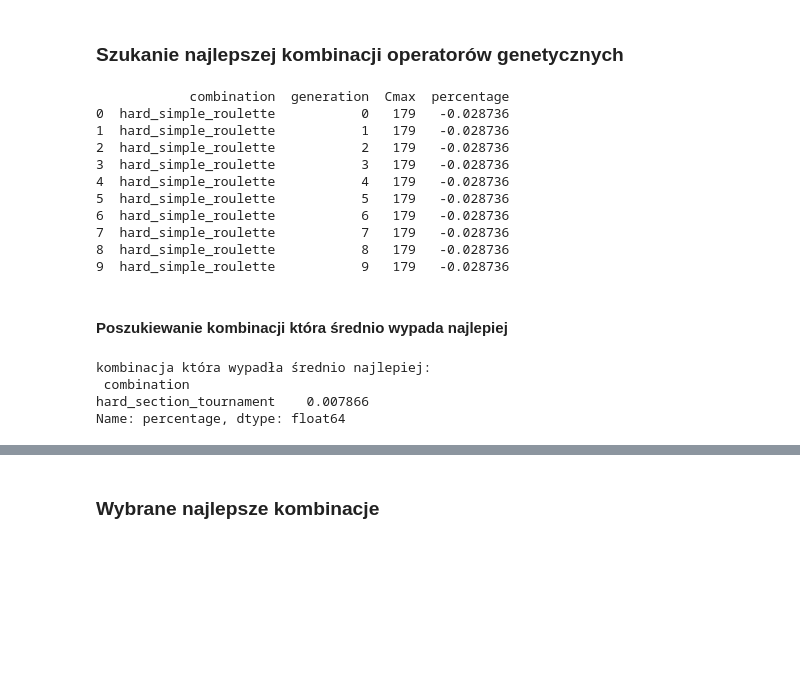
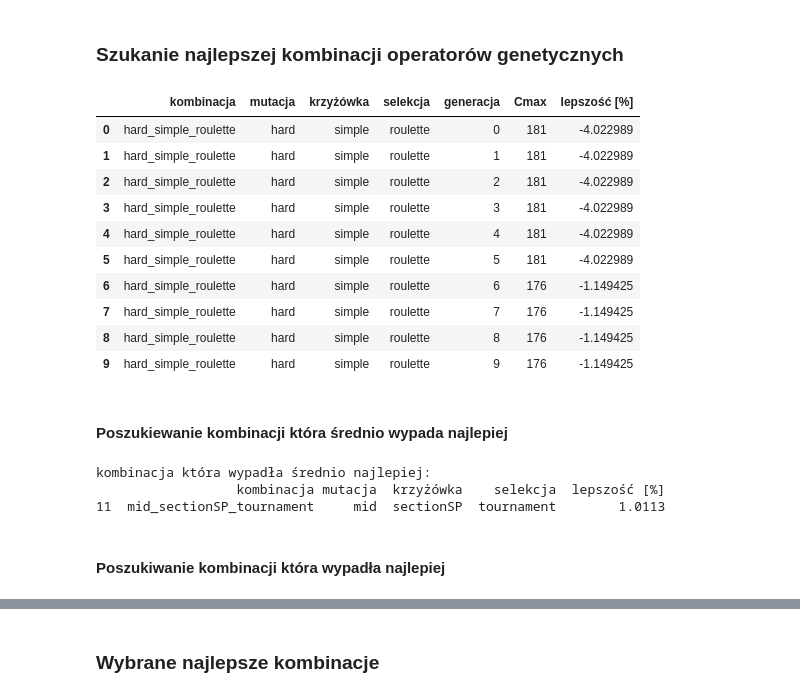
Before and after one commit to qert6g35/genetic_for_flowshop, a Jupyter notebook: Sprawozdanie.ipynb, the cells around one changed output, grey strips where cells are left out. Saved outputs shown, nothing was run; the diff lists cells and outputs as text; code cells hidden in the pictures; blank space fills up the shorter version.

```diff
--- a/Sprawozdanie.ipynb
+++ b/Sprawozdanie.ipynb
@@ -148,45 +150,36 @@ best_solution = [elem + 1 for elem in best_solution]
 # Zapisz wyniki do dataframe
 df = pd.DataFrame(results)
 # %%
-# Wyświetl wyniki
-print(df.head(10))
 df.to_csv('data_combinations_results.csv', index=False)
+df.head(10)
 # %% [output]
-            combination  generation  Cmax  percentage
-0  hard_simple_roulette           0   179   -0.028736
-1  hard_simple_roulette           1   179   -0.028736
-2  hard_simple_roulette           2   179   -0.028736
-3  hard_simple_roulette           3   179   -0.028736
-4  hard_simple_roulette           4   179   -0.028736
-5  hard_simple_roulette           5   179   -0.028736
-6  hard_simple_roulette           6   179   -0.028736
-7  hard_simple_roulette           7   179   -0.028736
-8  hard_simple_roulette           8   179   -0.028736
-9  hard_simple_roulette           9   179   -0.028736
+|  | kombinacja | mutacja | krzyżówka | selekcja | generacja | Cmax | lepszość [%] |
+| 0 | hard_simple_roulette | hard | simple | roulette | 0 | 181 | -4.022989 |
+| 1 | hard_simple_roulette | hard | simple | roulette | 1 | 181 | -4.022989 |
+| 2 | hard_simple_roulette | hard | simple | roulette | 2 | 181 | -4.022989 |
+| 3 | hard_simple_roulette | hard | simple | roulette | 3 | 181 | -4.022989 |
+| 4 | hard_simple_roulette | hard | simple | roulette | 4 | 181 | -4.022989 |
+| 5 | hard_simple_roulette | hard | simple | roulette | 5 | 181 | -4.022989 |
+| 6 | hard_simple_roulette | hard | simple | roulette | 6 | 176 | -1.149425 |
+| 7 | hard_simple_roulette | hard | simple | roulette | 7 | 176 | -1.149425 |
+| 8 | hard_simple_roulette | hard | simple | roulette | 8 | 176 | -1.149425 |
+| 9 | hard_simple_roulette | hard | simple | roulette | 9 | 176 | -1.149425 |
 # %% [markdown]
 #### Poszukiewanie kombinacji która średnio wypada najlepiej
-# %%
-final = df[df["generation"].isin([df["generation"].max()])]
-# print(final)
-mean_for_each_config_final = final.groupby(['combination'])['percentage'].mean()
-mean_for_each_config = df.groupby(['combination','generation'],group_keys = False).mean()
-
-# print(mean_for_each_pop_value)
-# print(mean_for_each_config)
-# print(mean_for_each_gen_value)
-
-
-# Znajdź indeksy dla maksymalnych wartości średnich w kolumnie 'percentage'
-best_config_index = mean_for_each_config_final.idxmax()
-
-# print(best_config_index)
-
-# Wyświetl kombinację parametrów dla najlepszej średniej 'percentage'
-best_config_params = mean_for_each_config_final.loc[[best_config_index]]
-print("kombinacja która wypadła średnio najlepiej:\n",best_config_params)
-# %% [output]
-kombinacja która wypadła średnio najlepiej:
- combination
-hard_section_tournament    0.007866
-Name: percentage, dtype: float64
+# %%
+final = df[df["generacja"].isin([df["generacja"].max()])]
+mean_for_each_config_final = final.groupby(['kombinacja','mutacja','krzyżówka','selekcja'],as_index=False).agg({'lepszość [%]':'mean'})
+
+mean_for_each_config = df.groupby(['kombinacja','mutacja','krzyżówka','selekcja','generacja'],as_index=False).agg({'lepszość [%]':'mean'})
+
+final_1 = mean_for_each_config_final[mean_for_each_config_final["lepszość [%]"].isin([mean_for_each_config_final["lepszość [%]"].max()])]
+
+print("kombinacja która wypadła średnio najlepiej:")
+print(final_1)
+# %% [output]
+kombinacja która wypadła średnio najlepiej:
+                  kombinacja mutacja  krzyżówka    selekcja  lepszość [%]
+11  mid_sectionSP_tournament     mid  sectionSP  tournament        1.0113
+# %% [markdown]
+#### Poszukiwanie kombinacji która wypadła najlepiej
 # %%
```
Also changed, not shown: parts of 31 cells of this notebook.
